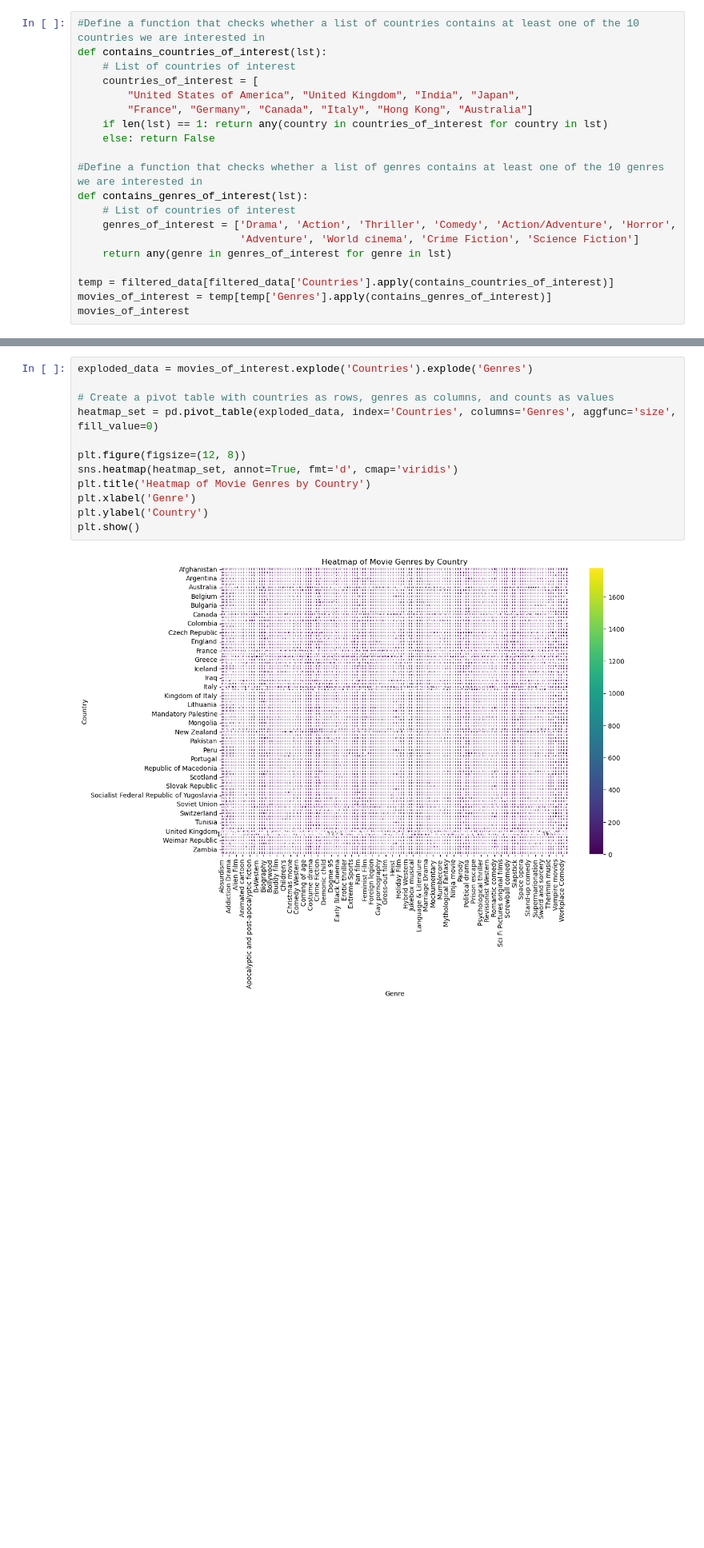
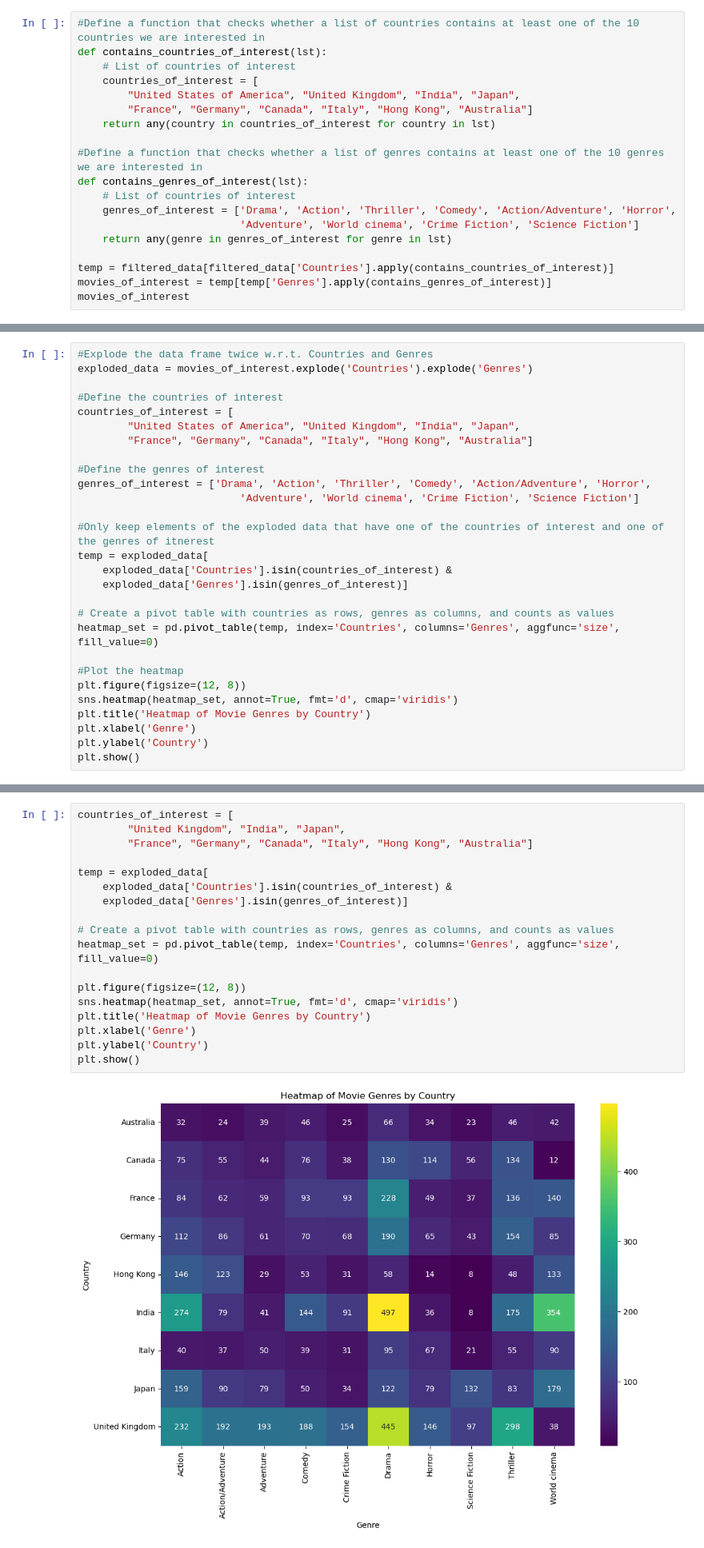
Before and after one commit to epfl-ada/ada-2023-project-boat2023, a Jupyter notebook: terrorism_movies.ipynb, the cells around one changed output, grey strips where cells are left out. Shown at 80% size. Cells and saved outputs as stored; diff of their text form; blank space fills up the shorter version.

```diff
--- a/terrorism_movies.ipynb
+++ b/terrorism_movies.ipynb
@@ -247,8 +276,7 @@ def contains_countries_of_interest(lst):
     countries_of_interest = [
         "United States of America", "United Kingdom", "India", "Japan",
         "France", "Germany", "Canada", "Italy", "Hong Kong", "Australia"]
-    if len(lst) == 1: return any(country in countries_of_interest for country in lst)
-    else: return False
+    return any(country in countries_of_interest for country in lst)
 
 #Define a function that checks whether a list of genres contains at least one of the 10 genres we are interested in
 def contains_genres_of_interest(lst):
@@ -276,0 +305,28 @@ movies_of_interest
+# %%
+#Explode the data frame twice w.r.t. Countries and Genres
+exploded_data = movies_of_interest.explode('Countries').explode('Genres')
+
+#Define the countries of interest
+countries_of_interest = [
+        "United States of America", "United Kingdom", "India", "Japan",
+        "France", "Germany", "Canada", "Italy", "Hong Kong", "Australia"]
+
+#Define the genres of interest
+genres_of_interest = ['Drama', 'Action', 'Thriller', 'Comedy', 'Action/Adventure', 'Horror',
+                          'Adventure', 'World cinema', 'Crime Fiction', 'Science Fiction']
+
+#Only keep elements of the exploded data that have one of the countries of interest and one of the genres of itnerest
+temp = exploded_data[
+    exploded_data['Countries'].isin(countries_of_interest) &
+    exploded_data['Genres'].isin(genres_of_interest)]
+
+# Create a pivot table with countries as rows, genres as columns, and counts as values
+heatmap_set = pd.pivot_table(temp, index='Countries', columns='Genres', aggfunc='size', fill_value=0)
+
+#Plot the heatmap
+plt.figure(figsize=(12, 8))
+sns.heatmap(heatmap_set, annot=True, fmt='d', cmap='viridis')
+plt.title('Heatmap of Movie Genres by Country')
+plt.xlabel('Genre')
+plt.ylabel('Country')
+plt.show()
@@ -277,14 +340,20 @@ movies_of_interest
 # %%
-exploded_data = movies_of_interest.explode('Countries').explode('Genres')
+countries_of_interest = [
+        "United Kingdom", "India", "Japan",
+        "France", "Germany", "Canada", "Italy", "Hong Kong", "Australia"]
+
+temp = exploded_data[
+    exploded_data['Countries'].isin(countries_of_interest) &
+    exploded_data['Genres'].isin(genres_of_interest)]
 
 # Create a pivot table with countries as rows, genres as columns, and counts as values
-heatmap_set = pd.pivot_table(exploded_data, index='Countries', columns='Genres', aggfunc='size', fill_value=0)
+heatmap_set = pd.pivot_table(temp, index='Countries', columns='Genres', aggfunc='size', fill_value=0)
 
 plt.figure(figsize=(12, 8))
 sns.heatmap(heatmap_set, annot=True, fmt='d', cmap='viridis')
 plt.title('Heatmap of Movie Genres by Country')
 plt.xlabel('Genre')
 plt.ylabel('Country')
 plt.show()
 # %% [output]
-[figure, old version]
+[figure, new version]
```
Also changed, not shown: parts of 34 cells of this notebook, 8 other files.
